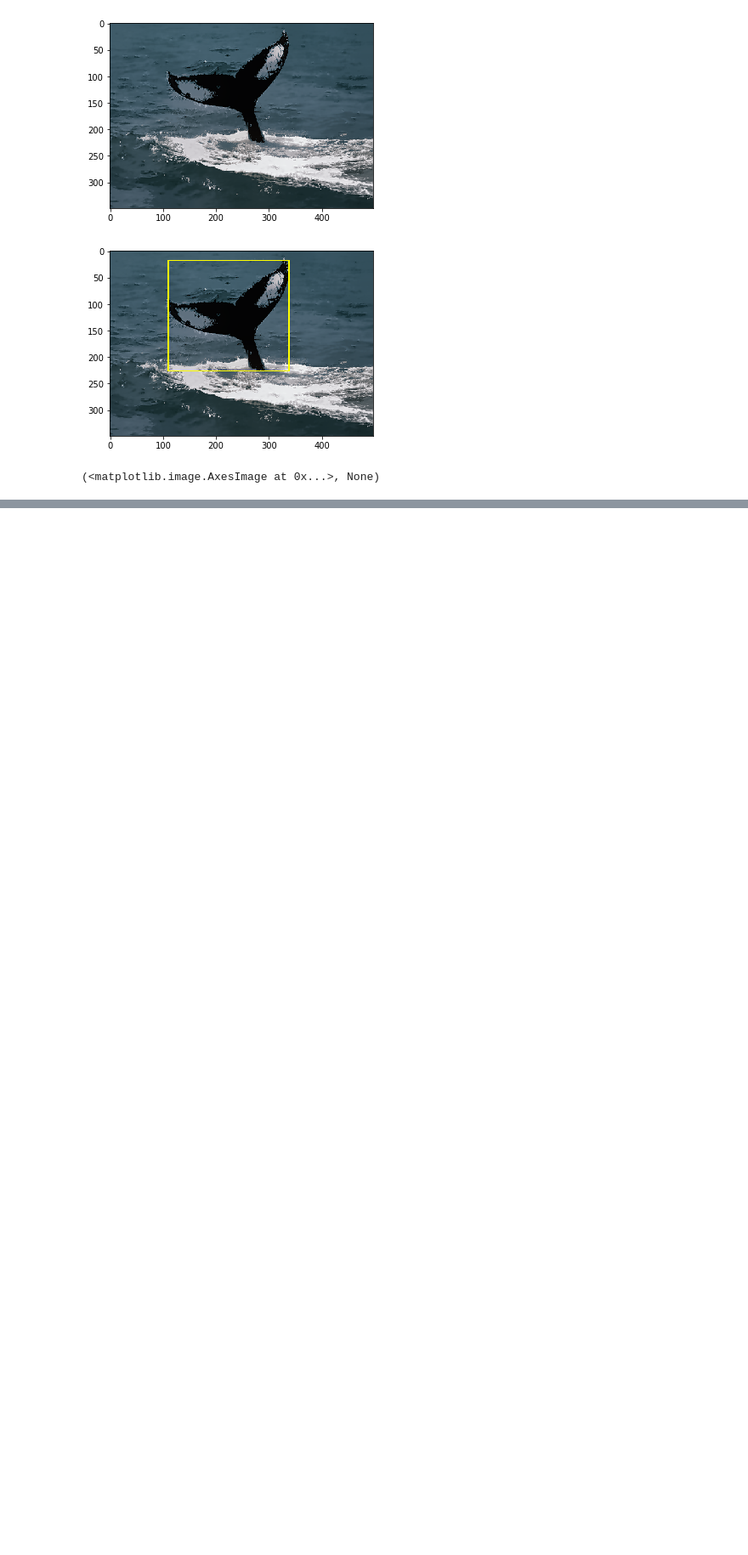
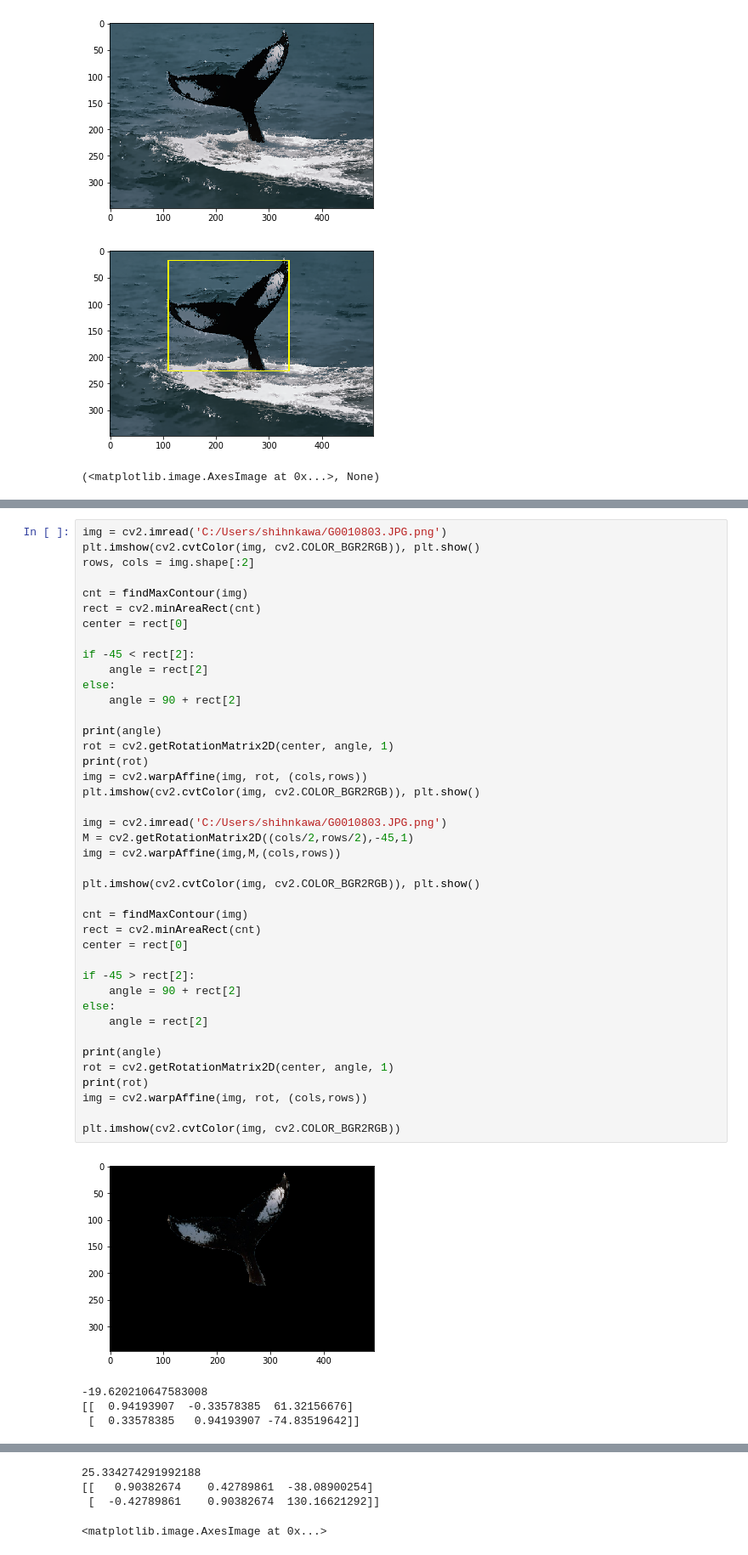
Before and after one commit to tadasi12/dev, a Jupyter notebook: selective_search.ipynb, the cells around one changed output, grey strips where cells are left out. Shown at 85% size. Cells and saved outputs as stored; diff of their text form; blank space fills up the shorter version.

```diff
--- a/selective_search.ipynb
+++ b/selective_search.ipynb
@@ -626,0 +653,46 @@ plt.imshow(cv2.cvtColor(img, cv2.COLOR_BGR2RGB)), plt.show()
+# %%
+img = cv2.imread('C:/Users/shihnkawa/G0010803.JPG.png')
+plt.imshow(cv2.cvtColor(img, cv2.COLOR_BGR2RGB)), plt.show()
+rows, cols = img.shape[:2]
+
+cnt = findMaxContour(img)
+rect = cv2.minAreaRect(cnt)
+center = rect[0]
+
+if -45 < rect[2]:
+    angle = rect[2]
+else:
+    angle = 90 + rect[2]
+
+print(angle)
+rot = cv2.getRotationMatrix2D(center, angle, 1)
+print(rot)
+img = cv2.warpAffine(img, rot, (cols,rows))
+plt.imshow(cv2.cvtColor(img, cv2.COLOR_BGR2RGB)), plt.show()
+
+img = cv2.imread('C:/Users/shihnkawa/G0010803.JPG.png')
+M = cv2.getRotationMatrix2D((cols/2,rows/2),-45,1)
+img = cv2.warpAffine(img,M,(cols,rows))
+
+plt.imshow(cv2.cvtColor(img, cv2.COLOR_BGR2RGB)), plt.show()
+
+cnt = findMaxContour(img)
+rect = cv2.minAreaRect(cnt)
+center = rect[0]
+
+if -45 > rect[2]:
+    angle = 90 + rect[2]
+else:
+    angle = rect[2]
+
+print(angle)
+rot = cv2.getRotationMatrix2D(center, angle, 1)
+print(rot)
+img = cv2.warpAffine(img, rot, (cols,rows))
+
+plt.imshow(cv2.cvtColor(img, cv2.COLOR_BGR2RGB))
+# %% [output]
+[figure, added]
+-19.620210647583008
+[[  0.94193907  -0.33578385  61.32156676]
+ [  0.33578385   0.94193907 -74.83519642]]
@@ -626,0 +701,4 @@ plt.imshow(cv2.cvtColor(img, cv2.COLOR_BGR2RGB)), plt.show()
+25.334274291992188
+[[   0.90382674    0.42789861  -38.08900254]
+ [  -0.42789861    0.90382674  130.16621292]]
+<matplotlib.image.AxesImage at 0x...>
```
Also changed, not shown: parts of 3 cells of this notebook.
